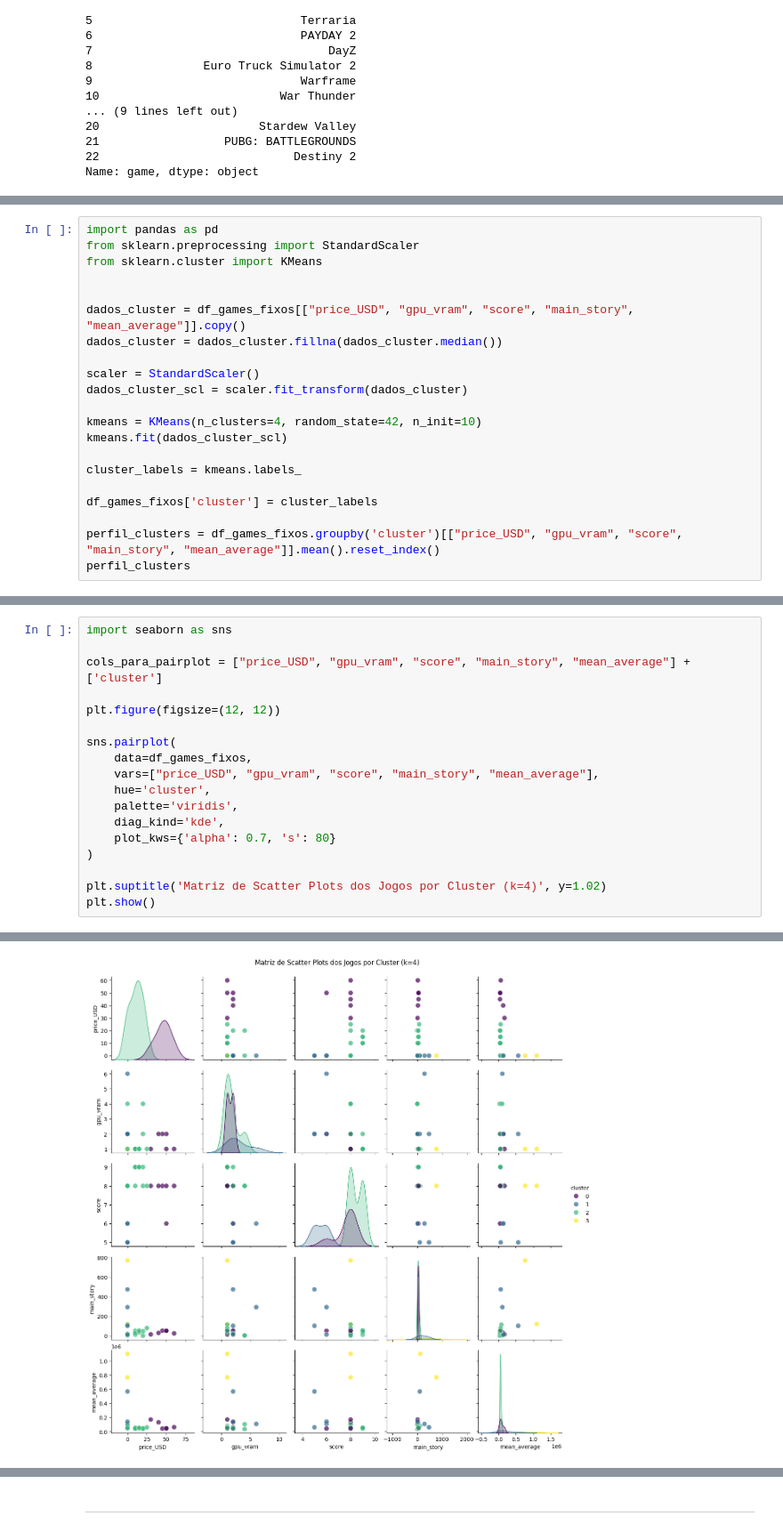
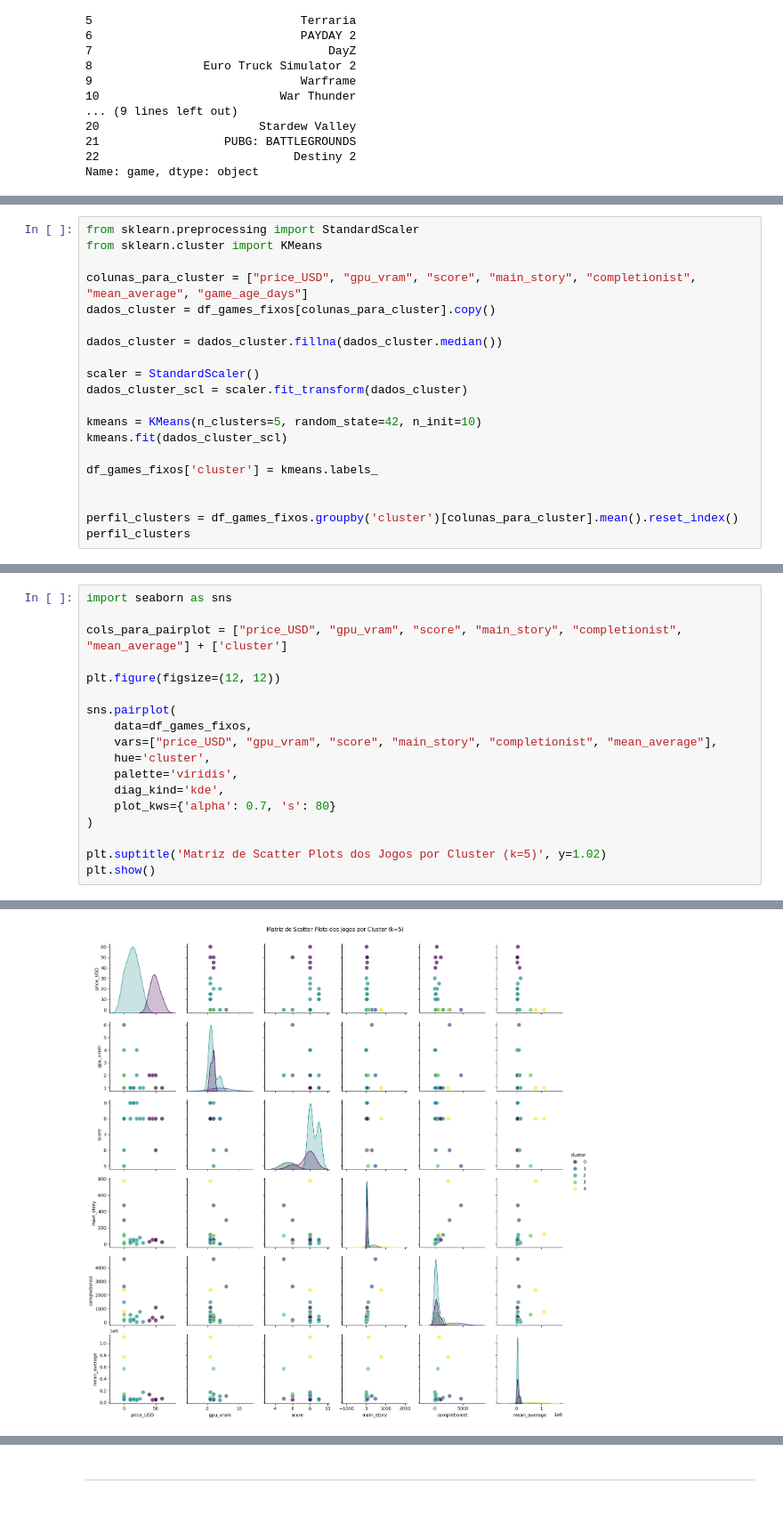
Before and after one commit to AlortCraft/Projeto-ICD-Steam, a Jupyter notebook: relatorio.ipynb, the cells around one changed output, grey strips where cells are left out. Shown at 89% size. Drawn from its saved outputs; the diff is of its cells as text.

```diff
--- a/relatorio.ipynb
+++ b/relatorio.ipynb
@@ -194,22 +182,21 @@ O histograma indica que a maioria dos jogos entre os que sempre aparecem nos 6 a
 # %%
-import pandas as pd
 from sklearn.preprocessing import StandardScaler
 from sklearn.cluster import KMeans
 
+colunas_para_cluster = ["price_USD", "gpu_vram", "score", "main_story", "completionist", "mean_average", "game_age_days"]
+dados_cluster = df_games_fixos[colunas_para_cluster].copy()
 
-dados_cluster = df_games_fixos[["price_USD", "gpu_vram", "score", "main_story", "mean_average"]].copy()
 dados_cluster = dados_cluster.fillna(dados_cluster.median())
 
 scaler = StandardScaler()
 dados_cluster_scl = scaler.fit_transform(dados_cluster)
 
-kmeans = KMeans(n_clusters=4, random_state=42, n_init=10)
+kmeans = KMeans(n_clusters=5, random_state=42, n_init=10)
 kmeans.fit(dados_cluster_scl)
 
-cluster_labels = kmeans.labels_
+df_games_fixos['cluster'] = kmeans.labels_
 
-df_games_fixos['cluster'] = cluster_labels
 
-perfil_clusters = df_games_fixos.groupby('cluster')[["price_USD", "gpu_vram", "score", "main_story", "mean_average"]].mean().reset_index()
+perfil_clusters = df_games_fixos.groupby('cluster')[colunas_para_cluster].mean().reset_index()
 perfil_clusters
 # %% [output]
@@ -221,24 +230,24 @@ perfil_clusters
 # %%
 import seaborn as sns
 
-cols_para_pairplot = ["price_USD", "gpu_vram", "score", "main_story", "mean_average"] + ['cluster']
+cols_para_pairplot = ["price_USD", "gpu_vram", "score", "main_story", "completionist", "mean_average"] + ['cluster']
 
 plt.figure(figsize=(12, 12))
 
 sns.pairplot(
     data=df_games_fixos,
-    vars=["price_USD", "gpu_vram", "score", "main_story", "mean_average"],
+    vars=["price_USD", "gpu_vram", "score", "main_story", "completionist", "mean_average"],
     hue='cluster',
     palette='viridis',
     diag_kind='kde',
     plot_kws={'alpha': 0.7, 's': 80}
 )
 
-plt.suptitle('Matriz de Scatter Plots dos Jogos por Cluster (k=4)', y=1.02)
+plt.suptitle('Matriz de Scatter Plots dos Jogos por Cluster (k=5)', y=1.02)
 plt.show()
 # %% [output]
 <Figure size 1200x1200 with 0 Axes>
-[figure, old version]
+[figure, new version]
 # %%
 grupo_0 = df_games_fixos["game"].where(df_games_fixos["cluster"] == 0).dropna()
 grupo_1 = df_games_fixos["game"].where(df_games_fixos["cluster"] == 1).dropna()
```
Also changed, not shown: parts of 22 cells of this notebook, 2 other files.
